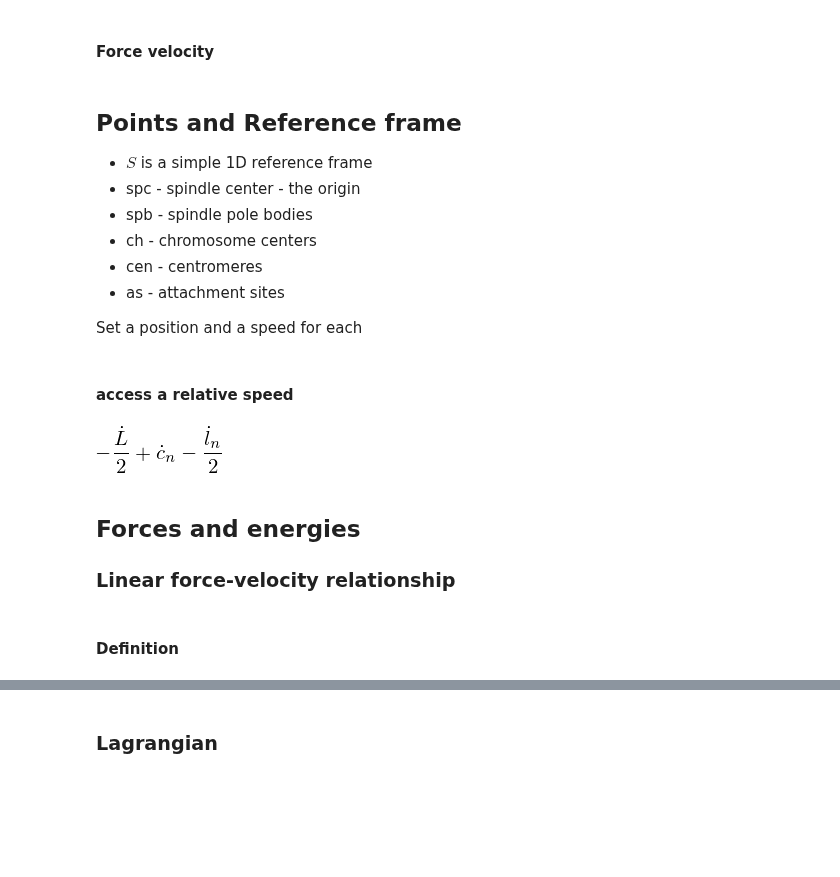
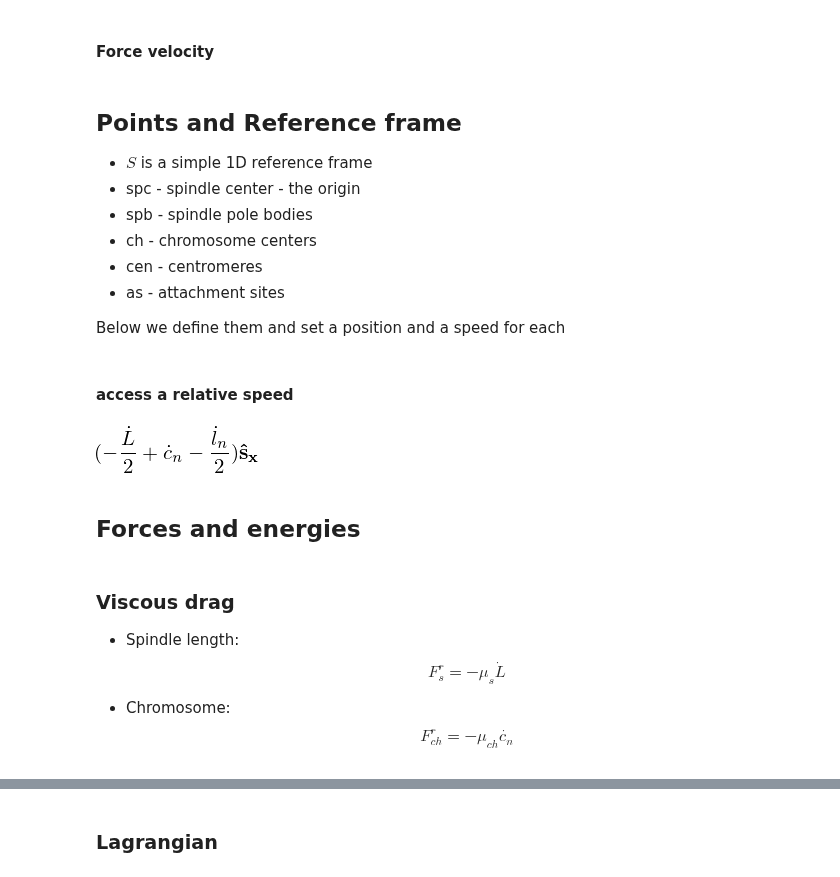
Before and after one commit to glyg/notebooks, a Jupyter notebook: kt_sim/sympy_dumb_spindle.ipynb, the cells around one changed output, grey strips where cells are left out. Saved outputs shown, nothing was run; the diff lists cells and outputs as text; code cells hidden in the pictures; blank space fills up the shorter version.

```diff
--- a/kt_sim/sympy_dumb_spindle.ipynb
+++ b/kt_sim/sympy_dumb_spindle.ipynb
@@ -111,6 +144,6 @@ F_k, V_k =  symbols("F_mz, V_mz")
 * cen - centromeres
 * as - attachment sites
 
-Set a position and a speed for each
+Below we define them and set a position and a speed for each
 # %%
 S = ReferenceFrame('S')
@@ -146,13 +183,19 @@ as_B.set_vel(S, as_B.pos_from(spc).dt(S))
 # %% [markdown]
 #### access a relative speed
 # %%
-v_AR = cenA.pos_from(spbR).dt(S) & S.x
+v_AR = cenA.pos_from(spbR).dt(S)
+## uncomment to project along S.x
+#v_AR = v_AR & S.x
 v_AR
 # %% [output]
-[figure, old version]
+[figure, new version]
 # %% [markdown]
 ## Forces and energies
-
-### Linear force-velocity relationship
-# %% [markdown]
-#### Definition
+# %% [markdown]
+### Viscous drag
+
+* Spindle length:
+$$F^r_s = -\mu_s \dot{L}$$
+
+* Chromosome:
+$$F^r_{ch} = -\mu_{ch} \dot{c_n}$$
```
Also changed, not shown: parts of 48 cells of this notebook, 1 other file.
